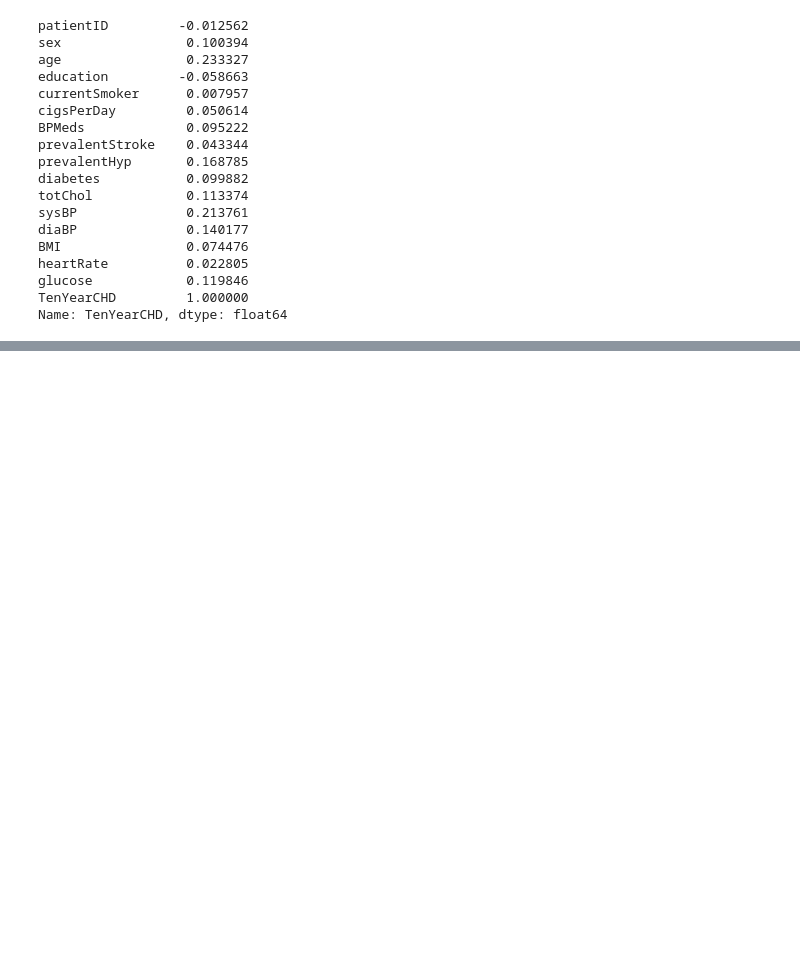
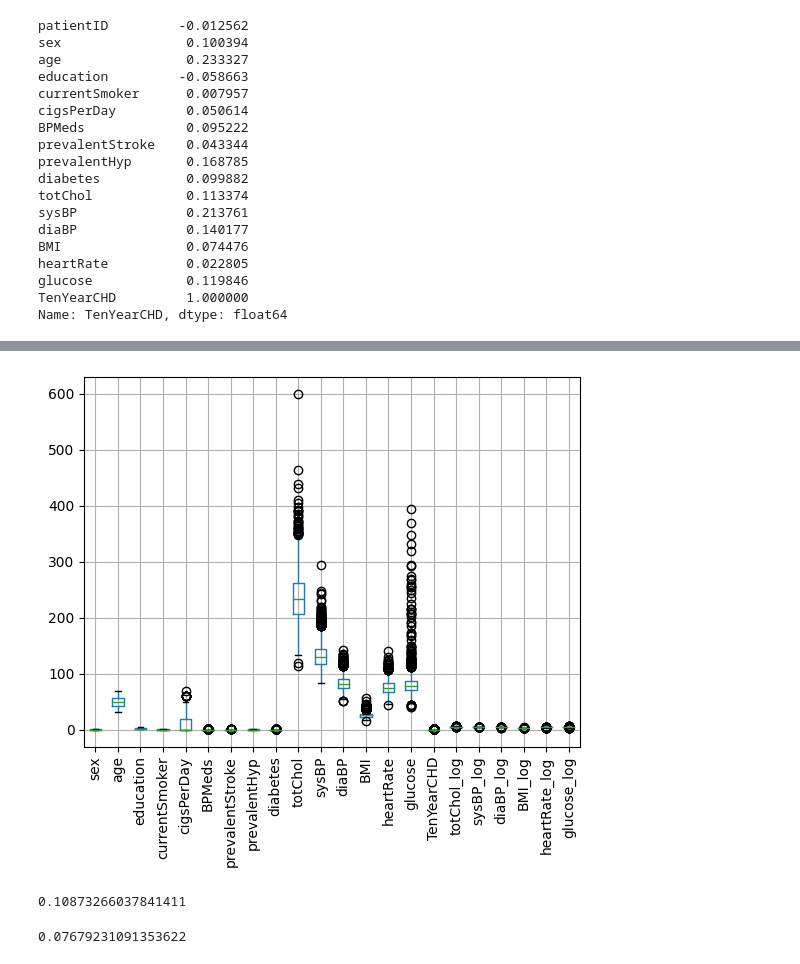
Before and after one commit to ayshahussen/DS3001_project_chd, a Jupyter notebook: Project_Notebook_2.ipynb, the cells around one changed output, grey strips where cells are left out. Saved outputs shown, nothing was run; the diff lists cells and outputs as text; code cells hidden in the pictures; blank space fills up the shorter version.

```diff
--- a/Project_Notebook_2.ipynb
+++ b/Project_Notebook_2.ipynb
@@ -62,0 +71,22 @@ Name: TenYearCHD, dtype: float64
+# %%
+chd_test = chd.dropna()
+# %%
+# log vairables w outliers
+chd_bp['totChol_log'] = np.log(chd['totChol'])
+chd_bp['sysBP_log'] = np.log(chd['sysBP'])
+chd_bp['diaBP_log'] = np.log(chd['diaBP'])
+chd_bp['BMI_log'] = np.log(chd['BMI'])
+chd_bp['heartRate_log'] = np.log(chd['heartRate'])
+chd_bp['glucose_log'] = np.log(chd['glucose'])
+
+chd_test['totChol_log'] = np.log(chd['totChol'])
+chd_test['sysBP_log'] = np.log(chd['sysBP'])
+chd_test['diaBP_log'] = np.log(chd['diaBP'])
+chd_test['BMI_log'] = np.log(chd['BMI'])
+chd_test['heartRate_log'] = np.log(chd['heartRate'])
+chd_test['glucose_log'] = np.log(chd['glucose'])
+
+chd_bp.boxplot(rot=90)
+plt.show()
+# %% [output]
+[figure, added]
@@ -62,0 +95,49 @@ Name: TenYearCHD, dtype: float64
+# %%
+from sklearn.linear_model import LinearRegression #teacher's example from recent email
+
+X = chd_bp.drop('TenYearCHD',axis=1)
+y = chd_bp['TenYearCHD']
+X_test = chd_test.drop('TenYearCHD',axis=1)
+y_test = chd_test['TenYearCHD']
+
+model = LinearRegression()
+lm = model.fit(X,y)
+y_hat = lm.predict(X_test)
+
+SSE = np.sum( (y_test - y_hat)**2 )
+TSS = np.sum( (y_test - np.mean(y) )**2 )
+rsq = 1 - SSE/TSS
+print(rsq)
+# %% [output]
+0.10873266037841411
+# %%
+from sklearn.model_selection import train_test_split
+from sklearn.linear_model import LinearRegression
+from sklearn.metrics import r2_score
+
+# Feature selection
+features = ['age','sysBP', 'currentSmoker', 'glucose']
+
+# Split data into features and target variable
+chd2=chd.copy()
+chd2.drop(columns=['patientID'], inplace=True)
+
+X = chd2[features]
+y = chd2['TenYearCHD']
+
+# Split data into training and testing sets
+X_train, X_test, y_train, y_test = train_test_split(X, y, test_size=0.2, random_state=42)
+
+# Model build, fit, predict
+model = LinearRegression()
+lm = model.fit(X,y)
+y_hat = lm.predict(X_test)
+
+# R^2
+
+SSE = np.sum( (y_test - y_hat)**2 )
+TSS = np.sum( (y_test - np.mean(y) )**2 )
+rsq = 1 - SSE/TSS
+print(rsq)
+# %% [output]
+0.07679231091353622
```
Also changed, not shown: parts of 8 cells of this notebook.
